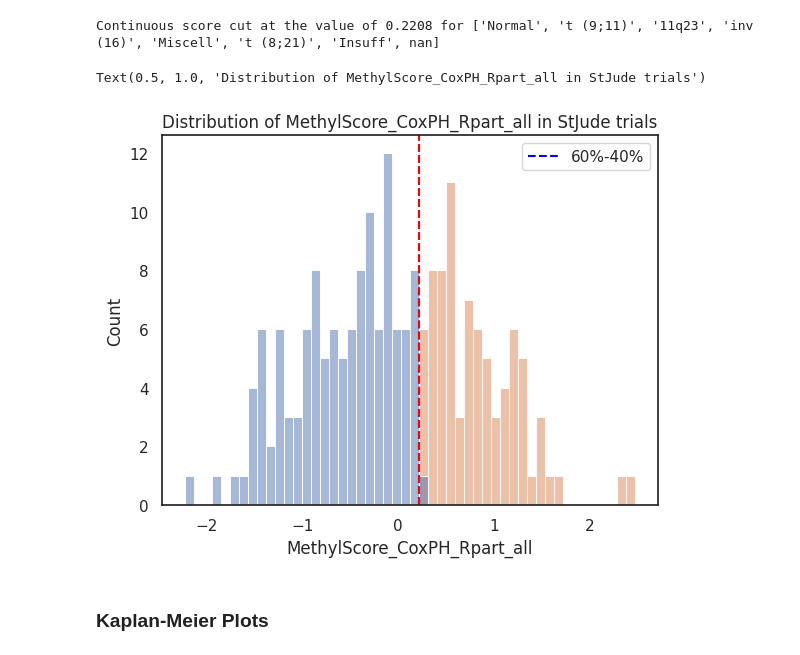
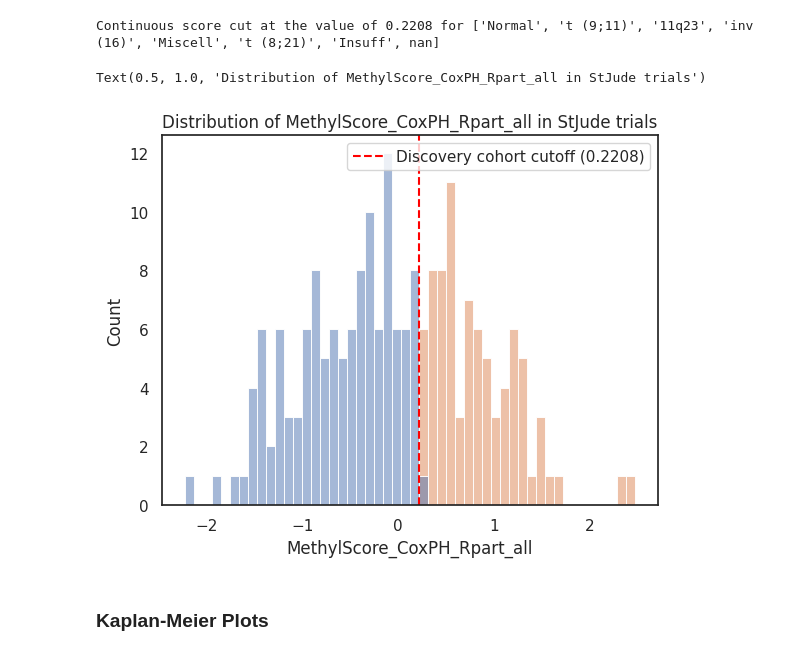
Before and after one commit to f-marchi/ALMA, a Jupyter notebook: 3_Multivariate_CoxPH-Lasso_Validation_v1.ipynb, the cells around one changed output. Saved outputs shown, nothing was run; the diff lists cells and outputs as text; code cells hidden in the pictures.

```diff
--- a/3_Multivariate_CoxPH-Lasso_Validation_v1.ipynb
+++ b/3_Multivariate_CoxPH-Lasso_Validation_v1.ipynb
@@ -338,17 +338,16 @@ Continuous score cut at the value of 0.2208 for ['Normal', 't (9;11)', '11q23',
 # %%
 sns.histplot(data=df_test,x=score_name, bins=50, hue = score_name + ' Categorical' )
 
 # add vertical line at threshold and third quartile
-plt.axvline(threshold ,color='blue', linestyle='--')
-plt.axvline(df_test[score_name].quantile(0.6), color='red', linestyle='--')
+plt.axvline(threshold ,color='red', linestyle='--')
 
 
 # add legend
-plt.legend({'60%-40%':df_test[score_name].quantile(0.6)})
+plt.legend({'Discovery cohort cutoff' + ' (' + str(threshold) + ')',})
 plt.title('Distribution of ' + score_name + ' in StJude trials')
 # %% [output]
 Text(0.5, 1.0, 'Distribution of MethylScore_CoxPH_Rpart_all in StJude trials')
-[figure, old version]
+[figure, new version]
 # %% [markdown]
 ### Kaplan-Meier Plots
 # %%
```
Also changed, not shown: 7 other files.
